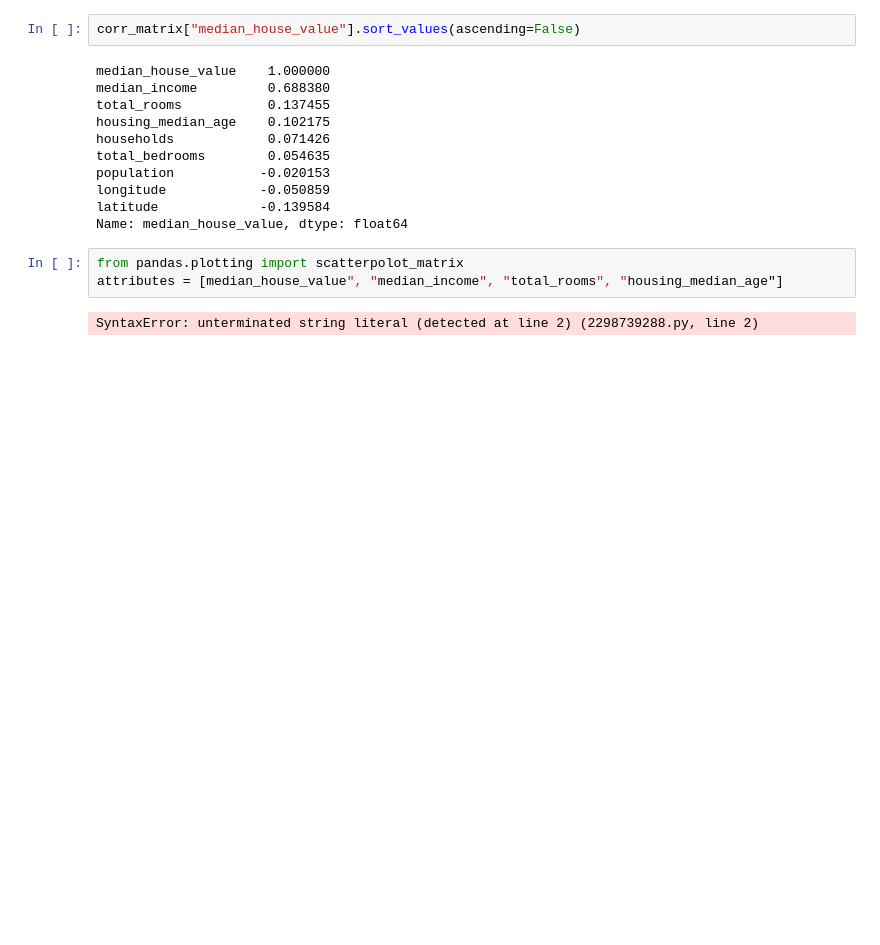
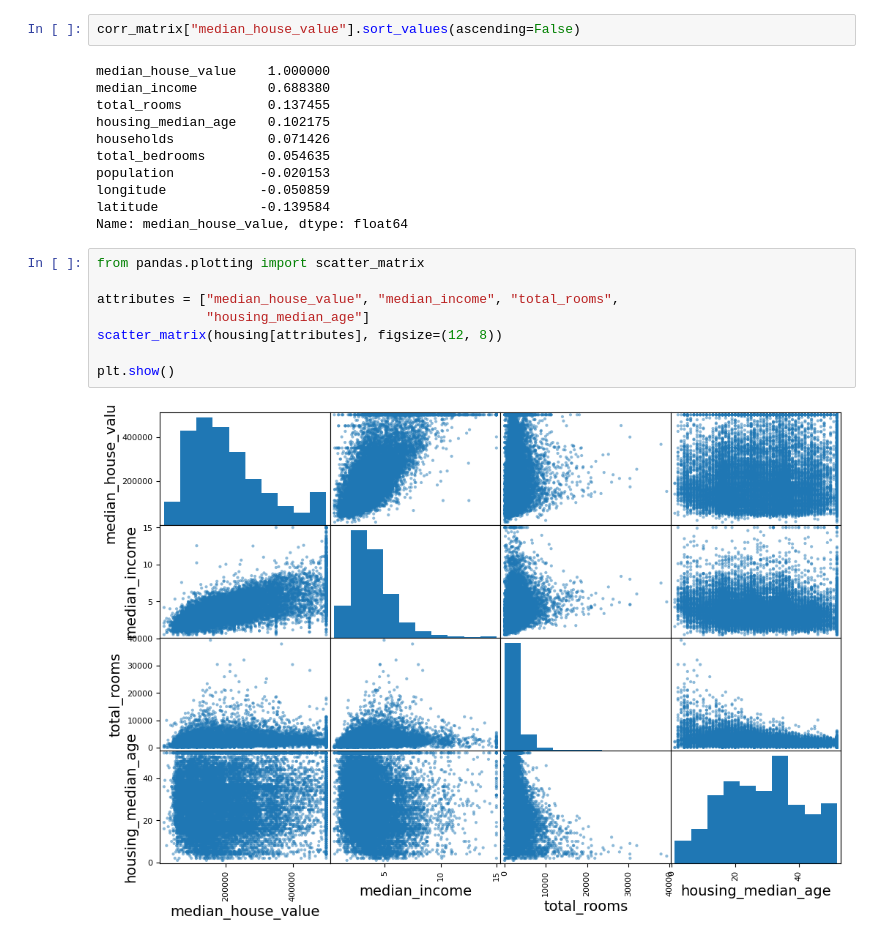
Before and after one commit to dabster108/sklearn-pytorch-lab, a Jupyter notebook: HandsonMachineLearning2.ipynb, the cells around one changed output. Drawn from its saved outputs; the diff is of its cells as text; blank space fills up the shorter version.

```diff
--- a/HandsonMachineLearning2.ipynb
+++ b/HandsonMachineLearning2.ipynb
@@ -273,7 +273,12 @@ longitude            -0.050859
 latitude             -0.139584
 Name: median_house_value, dtype: float64
 # %%
-from pandas.plotting import scatterpolot_matrix
-attributes = [median_house_value", "median_income", "total_rooms", "housing_median_age"]
+from pandas.plotting import scatter_matrix
+
+attributes = ["median_house_value", "median_income", "total_rooms",
+              "housing_median_age"]
+scatter_matrix(housing[attributes], figsize=(12, 8))
+
+plt.show()
 # %% [output]
-SyntaxError: unterminated string literal (detected at line 2) (2298739288.py, line 2)
+[figure, added]
```
